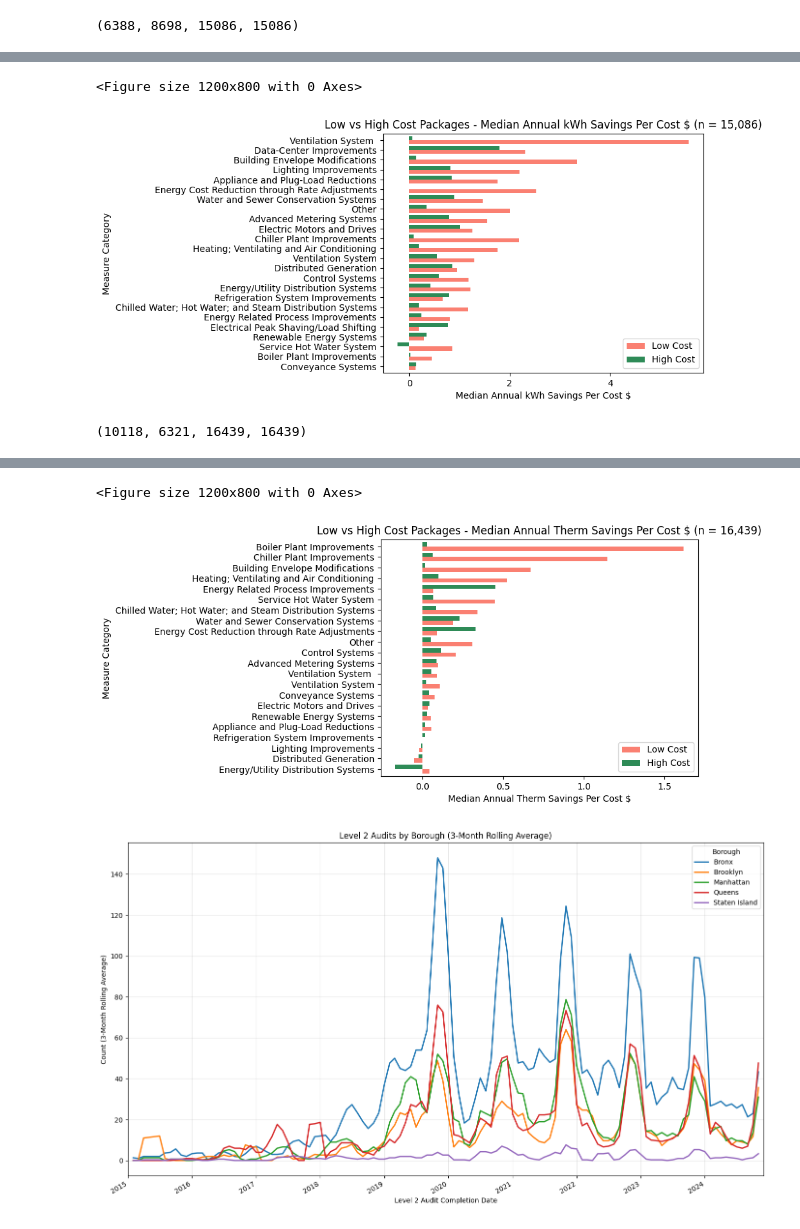
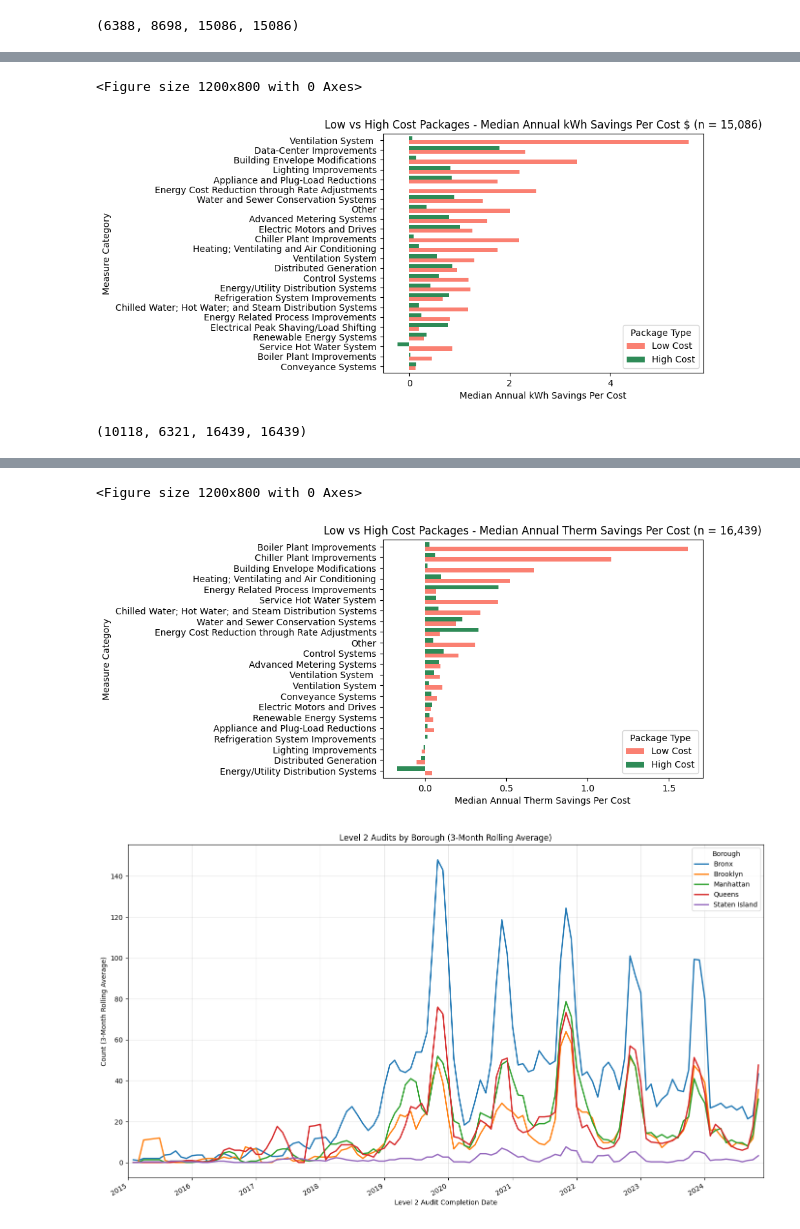
Before and after one commit to linusghanadan/nyserda-project, a Jupyter notebook: nyserda-project.ipynb, the cells around one changed output, grey strips where cells are left out. Saved outputs shown, nothing was run; the diff lists cells and outputs as text; code cells hidden in the pictures.

Commit message:
Adjusted graphs

```diff
--- a/nyserda-project.ipynb
+++ b/nyserda-project.ipynb
@@ -139,15 +139,15 @@ ax = combined_df.plot(kind='barh', color=['salmon', 'seagreen'], width=0.8)
 ax.locator_params(axis='x', nbins=6)
 
 plt.title('Low vs High Cost Packages - Median Annual kWh Savings Per Cost $ (n = 15,086)', loc='center')
-plt.xlabel('Median Annual kWh Savings Per Cost $', loc='center')
+plt.xlabel('Median Annual kWh Savings Per Cost', loc='center')
 plt.ylabel('Measure Category')
-plt.legend(loc='lower right')
+plt.legend(title = "Package Type", loc='lower right')
 
 #plt.tight_layout()
 plt.show()
 # %% [output]
 <Figure size 1200x800 with 0 Axes>
-[figure, old version]
+[figure, new version]
 # %%
 # Create boolean mask for filtering -- same analysis but for natural gas
 mask = (
@@ -188,37 +188,37 @@ gas_df.head()
 gas_low_cost_savings = gas_low_cost_df.groupby('Measure_Categories_ECM1')['Savings_per_Cost'].median()
 gas_high_cost_savings = gas_high_cost_df.groupby('Measure_Categories_ECM1')['Savings_per_Cost'].median()
 
 # Combine into one dataframe
 combined_df = pd.DataFrame({
     'Low Cost': gas_low_cost_savings,
     'High Cost': gas_high_cost_savings
 }).fillna(0)
 
 # Remove 'Uncategorized' row
 combined_df = combined_df[combined_df.index != 'Uncategorized']
 
 # Sort by total (sum of both)
 combined_df['Total'] = combined_df['Low Cost'] + combined_df['High Cost']
 combined_df = combined_df.sort_values('Total')
 combined_df = combined_df.drop('Total', axis=1)
 
 # Create grouped bar chart
 plt.figure(figsize=(12, 8))
 ax = combined_df.plot(kind='barh', color=['salmon', 'seagreen'], width=0.8)
 
 # Reduce number of ticks
 ax.locator_params(axis='x', nbins=6)
 
-plt.title('Low vs High Cost Packages - Median Annual Therm Savings Per Cost $ (n = 16,439)', loc='center')
-plt.xlabel('Median Annual Therm Savings Per Cost $', loc='center')
+plt.title('Low vs High Cost Packages - Median Annual Therm Savings Per Cost (n = 16,439)', loc='center')
+plt.xlabel('Median Annual Therm Savings Per Cost', loc='center')
 plt.ylabel('Measure Category')
-plt.legend(loc='lower right')
+plt.legend(title = "Package Type", loc='lower right')
 
 #plt.tight_layout()
 plt.show()
 # %% [output]
 <Figure size 1200x800 with 0 Axes>
-[figure, old version]
+[figure, new version]
 # %%
 import matplotlib.dates as mdates
 
```
